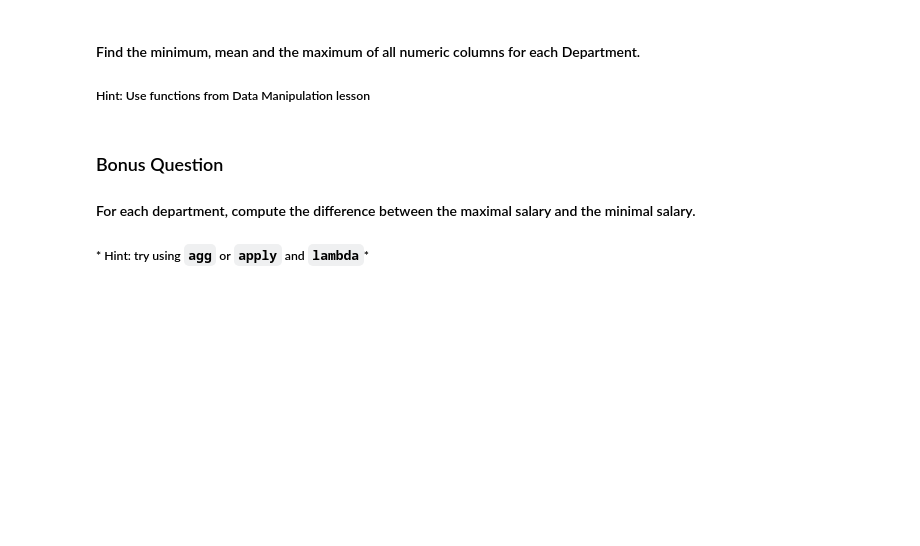
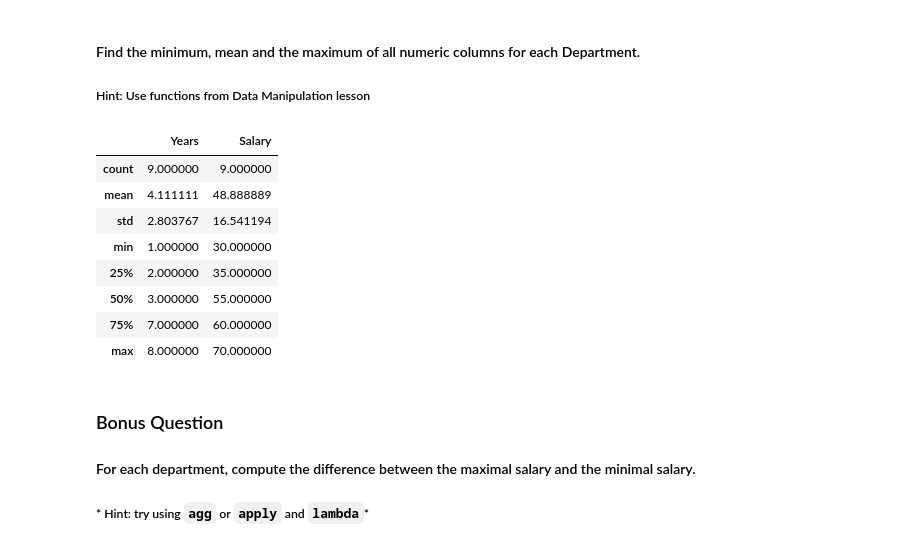
Before and after one commit to Ironhack-data-bcn-oct-2022/lab-descriptive-stats, a Jupyter notebook: your-code/main.ipynb, the cells around one changed output. Saved outputs shown, nothing was run; the diff lists cells and outputs as text; code cells hidden in the pictures; blank space fills up the shorter version.

```diff
--- a/your-code/main.ipynb
+++ b/your-code/main.ipynb
@@ -342,6 +354,17 @@ associate   4.00  56.666667
 ##### Hint: Use functions from Data Manipulation lesson
 # %%
 # your answer here
+employee.describe()
+# %% [output]
+|  | Years | Salary |
+| count | 9.000000 | 9.000000 |
+| mean | 4.111111 | 48.888889 |
+| std | 2.803767 | 16.541194 |
+| min | 1.000000 | 30.000000 |
+| 25% | 2.000000 | 35.000000 |
+| 50% | 3.000000 | 55.000000 |
+| 75% | 7.000000 | 60.000000 |
+| max | 8.000000 | 70.000000 |
 # %% [markdown]
 ### Bonus Question
 
```
Also changed, not shown: parts of 17 cells of this notebook.
